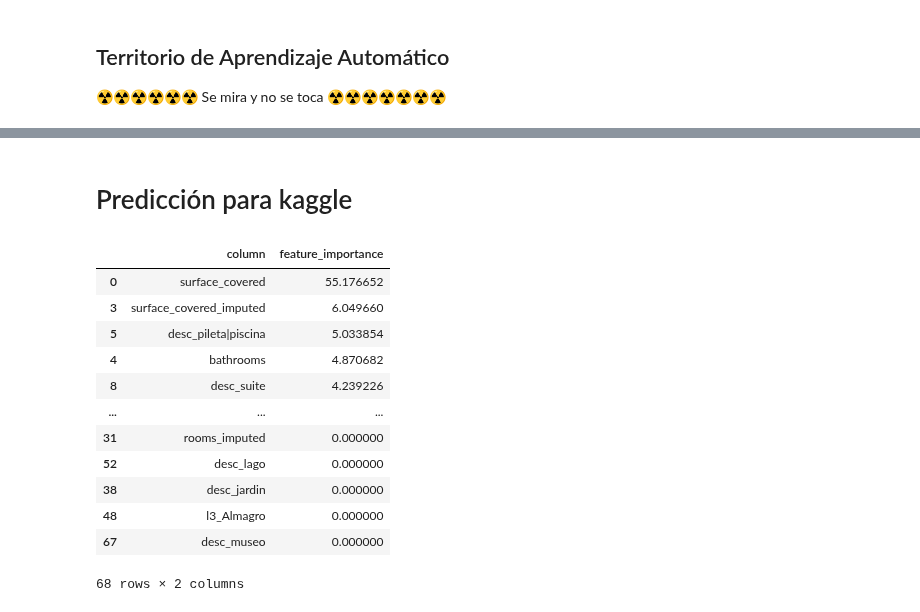
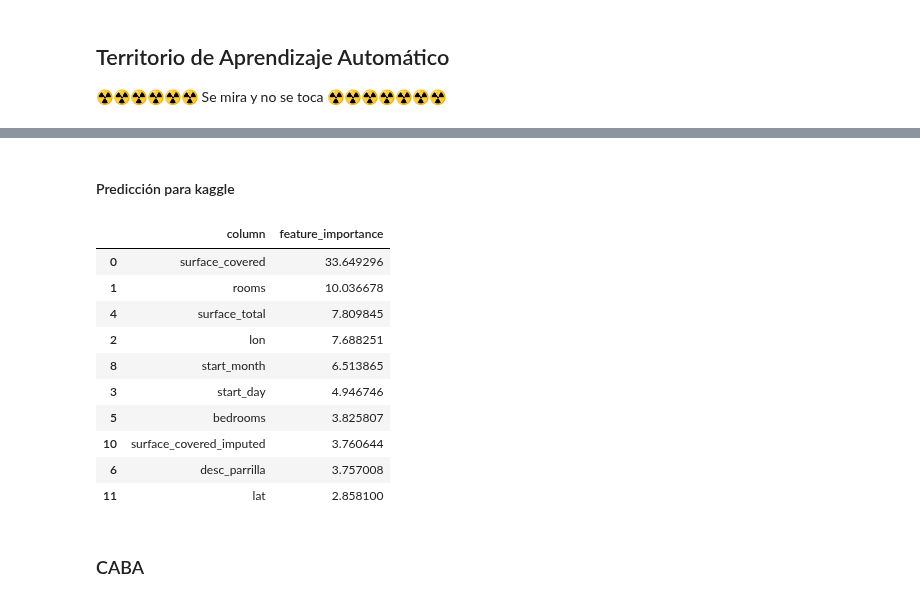
Before and after one commit to josesg998/competencia_properati, a Jupyter notebook: TP_Individual.ipynb, the cells around one changed output, grey strips where cells are left out. Saved outputs shown, nothing was run; the diff lists cells and outputs as text; code cells hidden in the pictures.

Commit message:
score: 82729.57593 | tres modelos: la plata, caba y pto madero

```diff
--- a/TP_Individual.ipynb
+++ b/TP_Individual.ipynb
@@ -444,15 +451,27 @@ from sklearn.feature_selection import VarianceThreshold
+# %%
+df_test_la_plata = df_test[(df_test.lat>-58.2)&(df_test.lon<-34.8)]
+df_train_la_plata = df_train[(df_train.lat>-58.2)&(df_train.lon<-34)]
+
+df_test_caba = df_test[(df_test.lat<=-58.2)&(df_test.lon>=-34.8)&~((df_test.l3=='Puerto Madero')|(df_test.l3=='Catalinas'))]
+df_test_madero = df_test[(df_test.lat<=-58.2)&(df_test.lon>=-34.8)&((df_test.l3=='Puerto Madero')|(df_test.l3=='Catalinas'))]
+df_train_caba = df_train[~((df_train.lat>-58.2)&(df_train.lon<-34))&~((df_train.l3=='Puerto Madero')|(df_train.l3=='Catalinas'))]
+df_train_madero = df_train[~((df_train.lat>-58.2)&(df_train.lon<-34))&((df_train.l3=='Puerto Madero')|(df_train.l3=='Catalinas'))]
 # %%
-F = df_train[~df_train.price.isnull()]
-X = F[F.select_dtypes(include=['float64' ,'float32','int64', 'int32', 'int16', 'int8', 'bool','uint8']).columns.drop('price')]
-y = F['price']
+def filtrado_columnas(df_test,df_train):
+    F = df_train[~df_train.price.isnull()]
+    X = F[F.select_dtypes(include=['float64' ,'float32','int64', 'int32', 'int16', 'int8', 'bool','uint8']).columns.drop('price')]
+    y = F['price']
 
-clf = sk.ensemble.RandomForestRegressor(n_estimators=50, n_jobs=-1,random_state=42)
-clf.fit(X, y)
+    clf = sk.ensemble.RandomForestRegressor(n_estimators=50, n_jobs=-1,random_state=42)
+    clf.fit(X, y)
 
-importancias = pd.DataFrame({'atributo': clf.feature_names_in_, 'importancia': clf.feature_importances_})
-cols = list(importancias[importancias['importancia']>0.0001].sort_values('importancia',ascending=False).reset_index(drop=True).atributo)
+    importancias = pd.DataFrame({'atributo': clf.feature_names_in_, 'importancia': clf.feature_importances_})
+    cols = list(importancias[importancias['importancia']>0.0001].sort_values('importancia',ascending=False).reset_index(drop=True).atributo)
 
-cols.append('price')
+    cols.append('price')
 
-df_train = df_train[cols]
-df_test = df_test[cols]
+    display(importancias.sort_values('importancia'))
+
+    df_train = df_train[cols]
+    df_test = df_test[cols]
+    return df_test, df_train
@@ -485,0 +491,2 @@ def limpiar_fold(X_train, y_train, X_test):
+# %%
+df_test_la_plata, df_train_la_plata = filtrado_columnas(df_test_la_plata,df_train_la_plata)
@@ -486,4 +507,6 @@ def limpiar_fold(X_train, y_train, X_test):
 # %%
+df_train = df_train_la_plata.copy()
+
 # Datos para probar
 df_train = df_train.select_dtypes(include=['float64', 'int64', 'int32', 'int16', 'int8', 'bool'])
 
@@ -543,3 +566,3 @@ Test scores mean=44234069671.30623, std=53317668851.903755
 # %% [markdown]
-# Predicción para kaggle
+#### Predicción para kaggle
 # %%
@@ -559,16 +586,16 @@ df_test['price'].to_csv('solucion.csv', index=True)
 # %%
-pd.DataFrame(zip(df_train.columns.drop('price'), reg.feature_importances_*100), columns=["column", "feature_importance"]).sort_values(by="feature_importance", ascending=False)
+pd.DataFrame(zip(df_train.columns.drop('price'), reg.feature_importances_*100), columns=["column", "feature_importance"]).sort_values(by="feature_importance", ascending=False).head(10)
 # %% [output]
 |  | column | feature_importance |
-| 0 | surface_covered | 55.176652 |
-| 3 | surface_covered_imputed | 6.049660 |
-| 5 | desc_pileta|piscina | 5.033854 |
-| 4 | bathrooms | 4.870682 |
-| 8 | desc_suite | 4.239226 |
-| ... | ... | ... |
-| 31 | rooms_imputed | 0.000000 |
-| 52 | desc_lago | 0.000000 |
-| 38 | desc_jardin | 0.000000 |
-| 48 | l3_Almagro | 0.000000 |
-| 67 | desc_museo | 0.000000 |
+| 0 | surface_covered | 33.649296 |
+| 1 | rooms | 10.036678 |
+| 4 | surface_total | 7.809845 |
+| 2 | lon | 7.688251 |
+| 8 | start_month | 6.513865 |
+| 3 | start_day | 4.946746 |
+| 5 | bedrooms | 3.825807 |
+| 10 | surface_covered_imputed | 3.760644 |
+| 6 | desc_parrilla | 3.757008 |
+| 11 | lat | 2.858100 |
-68 rows × 2 columns
+# %% [markdown]
+### CABA
```
Also changed, not shown: parts of 33 cells of this notebook, 2 other files.
